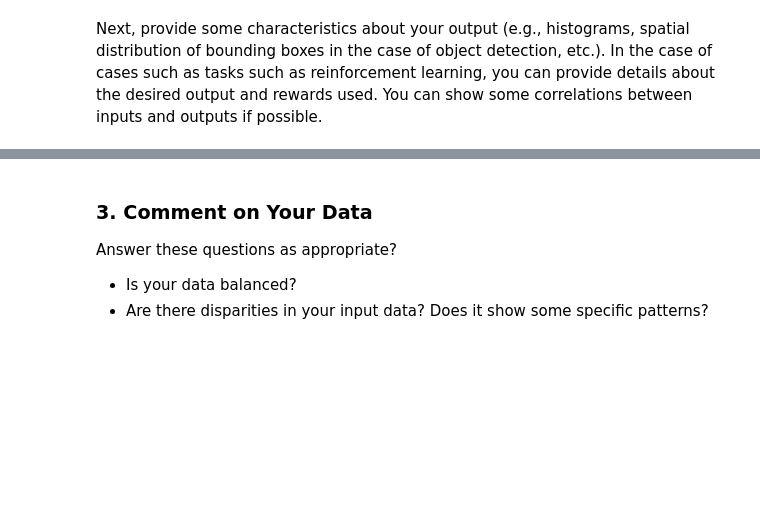
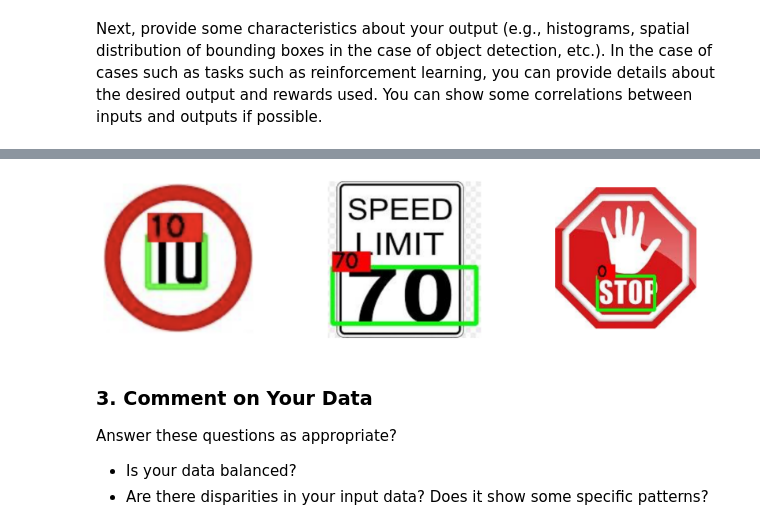
Before and after one commit to battcheeks/ncsu-csc-542, a Jupyter notebook: ProjF2 - First Update - Template.ipynb, the cells around one changed output, grey strips where cells are left out. Saved outputs shown, nothing was run; the diff lists cells and outputs as text; code cells hidden in the pictures; blank space fills up the shorter version.

```diff
--- a/ProjF2 - First Update - Template.ipynb
+++ b/ProjF2 - First Update - Template.ipynb
@@ -125,0 +126,16 @@ First, extract some characterisitics about the input (e.g., image size, means an
+# %%
+### YOUR CODE HERE
+
+import os
+
+directory_path = '/Users/ani/Desktop/NCSU Study/ncsu-csc-542/Proj74/dataset/sample_data_annotated'
+
+text_files = [f for f in os.listdir(directory_path) if f.endswith('.txt') and f != 'classes.txt']
+
+for text_file in text_files:
+    file_path = os.path.join(directory_path, text_file)
+
+    with open(file_path, 'r') as file:
+        content = file.read()
+
+    print(f"{text_file}\n{content}")
@@ -130,3 +194,25 @@ Next, provide some characteristics about your output (e.g., histograms, spatial
+# %%
+import os
+from matplotlib import pyplot as plt
+from PIL import Image
+
+directory_path = '/Users/ani/Desktop/NCSU Study/ncsu-csc-542/Proj74/expected_outputs'
+all_files = os.listdir(directory_path)
+
+image_files = [file for file in all_files if file.endswith('.jpg') or file.endswith('.png')]
+
+fig, axes = plt.subplots(1, 3, figsize=(20, 5))
+
+for ax, image_file in zip(axes, image_files):
+    img_path = os.path.join(directory_path, image_file)
+    img = Image.open(img_path)
+    ax.imshow(img)
+    ax.axis('off')
+
+plt.tight_layout()
+plt.show()
+# %% [output]
+[figure, added]
 # %% [markdown]
 ### 3. Comment on Your Data
 
```
Also changed, not shown: parts of 11 cells of this notebook.
